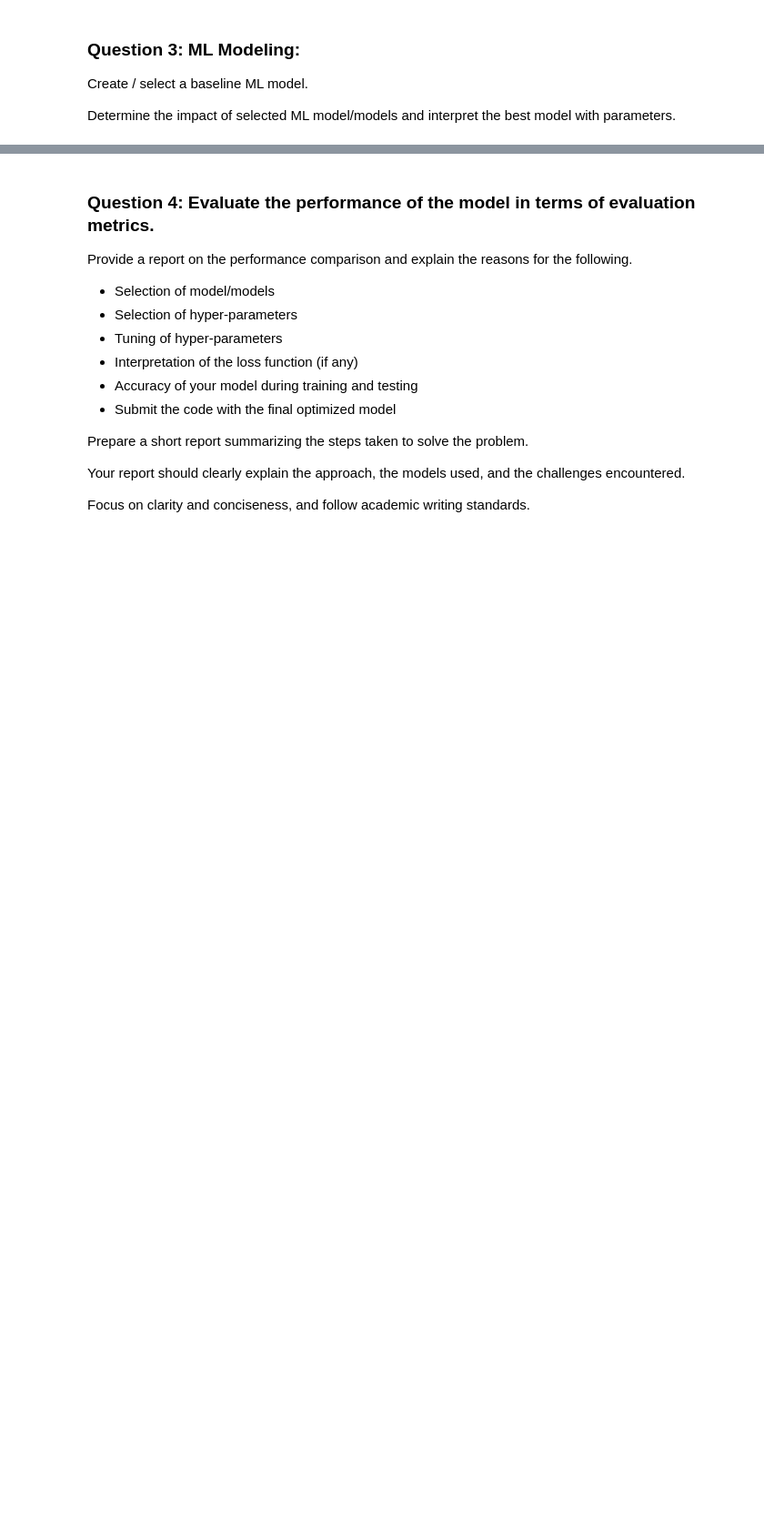
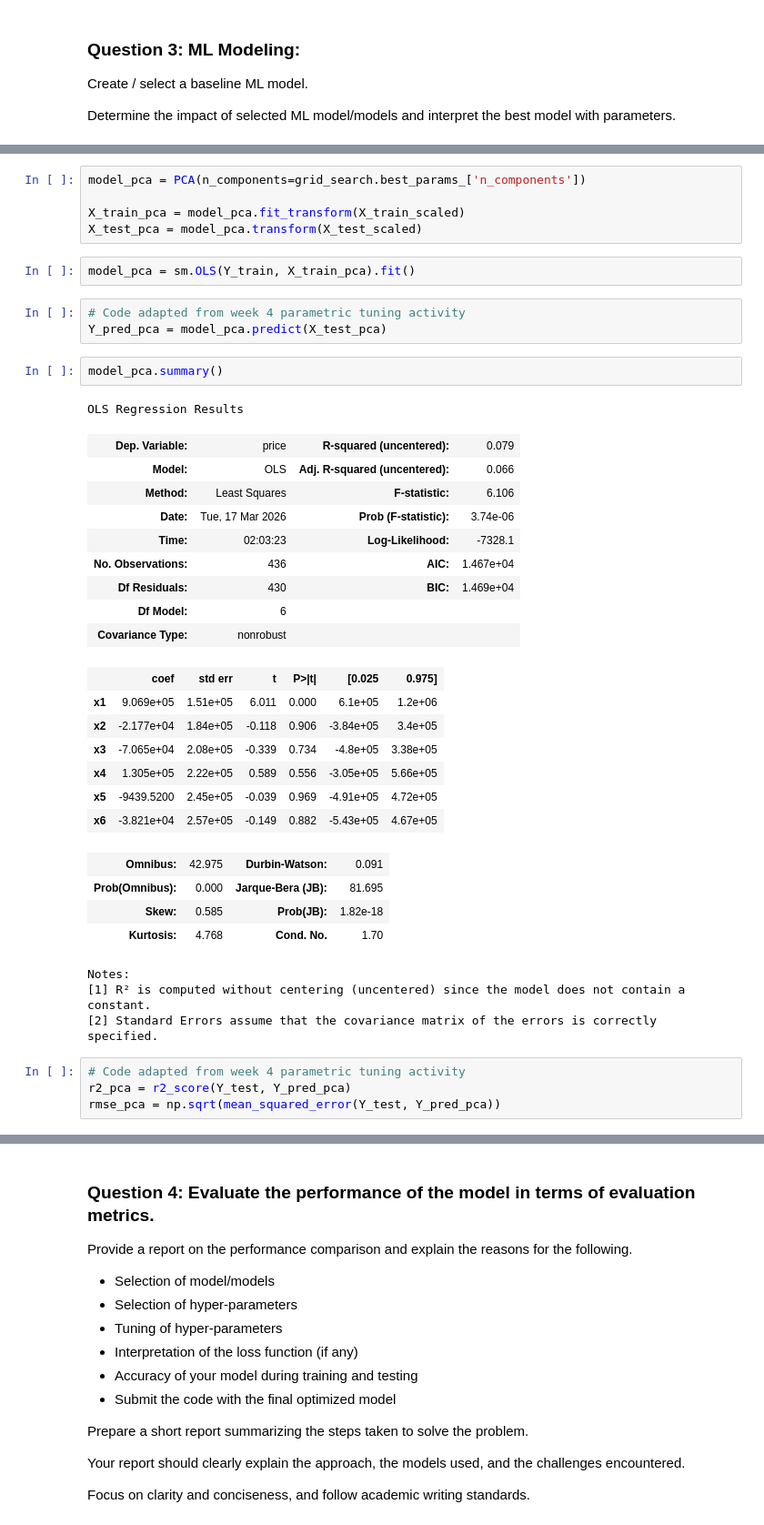
Before and after one commit to Matthew-Riddell/Machine-Learning-CA2.1, a Jupyter notebook: Matthew-Riddell_Machine-Learning_CA2.1.ipynb, the cells around one changed output, grey strips where cells are left out. Shown at 91% size. Drawn from its saved outputs; the diff is of its cells as text; blank space fills up the shorter version.

```diff
--- a/Matthew-Riddell_Machine-Learning_CA2.1.ipynb
+++ b/Matthew-Riddell_Machine-Learning_CA2.1.ipynb
@@ -315,0 +439,41 @@ Determine the impact of selected ML model/models and interpret the best model wi
+# %%
+model_pca = PCA(n_components=grid_search.best_params_['n_components'])
+
+X_train_pca = model_pca.fit_transform(X_train_scaled)
+X_test_pca = model_pca.transform(X_test_scaled)
+# %%
+model_pca = sm.OLS(Y_train, X_train_pca).fit()
+# %%
+# Code adapted from week 4 parametric tuning activity
+Y_pred_pca = model_pca.predict(X_test_pca)
+# %%
+model_pca.summary()
+# %% [output]
+OLS Regression Results
+| Dep. Variable: | price | R-squared (uncentered): | 0.079 |
+| Model: | OLS | Adj. R-squared (uncentered): | 0.066 |
+| Method: | Least Squares | F-statistic: | 6.106 |
+| Date: | Tue, 17 Mar 2026 | Prob (F-statistic): | 3.74e-06 |
+| Time: | 02:03:23 | Log-Likelihood: | -7328.1 |
+| No. Observations: | 436 | AIC: | 1.467e+04 |
+| Df Residuals: | 430 | BIC: | 1.469e+04 |
+| Df Model: | 6 |  |  |
+| Covariance Type: | nonrobust |  |  |
+|  | coef | std err | t | P>|t| | [0.025 | 0.975] |
+| x1 | 9.069e+05 | 1.51e+05 | 6.011 | 0.000 | 6.1e+05 | 1.2e+06 |
+| x2 | -2.177e+04 | 1.84e+05 | -0.118 | 0.906 | -3.84e+05 | 3.4e+05 |
+| x3 | -7.065e+04 | 2.08e+05 | -0.339 | 0.734 | -4.8e+05 | 3.38e+05 |
+| x4 | 1.305e+05 | 2.22e+05 | 0.589 | 0.556 | -3.05e+05 | 5.66e+05 |
+| x5 | -9439.5200 | 2.45e+05 | -0.039 | 0.969 | -4.91e+05 | 4.72e+05 |
+| x6 | -3.821e+04 | 2.57e+05 | -0.149 | 0.882 | -5.43e+05 | 4.67e+05 |
+| Omnibus: | 42.975 | Durbin-Watson: | 0.091 |
+| Prob(Omnibus): | 0.000 | Jarque-Bera (JB): | 81.695 |
+| Skew: | 0.585 | Prob(JB): | 1.82e-18 |
+| Kurtosis: | 4.768 | Cond. No. | 1.70 |
+Notes:
+[1] R² is computed without centering (uncentered) since the model does not contain a constant.
+[2] Standard Errors assume that the covariance matrix of the errors is correctly specified.
+# %%
+# Code adapted from week 4 parametric tuning activity
+r2_pca = r2_score(Y_test, Y_pred_pca)
+rmse_pca = np.sqrt(mean_squared_error(Y_test, Y_pred_pca))
```
Also changed, not shown: parts of 30 cells of this notebook.
